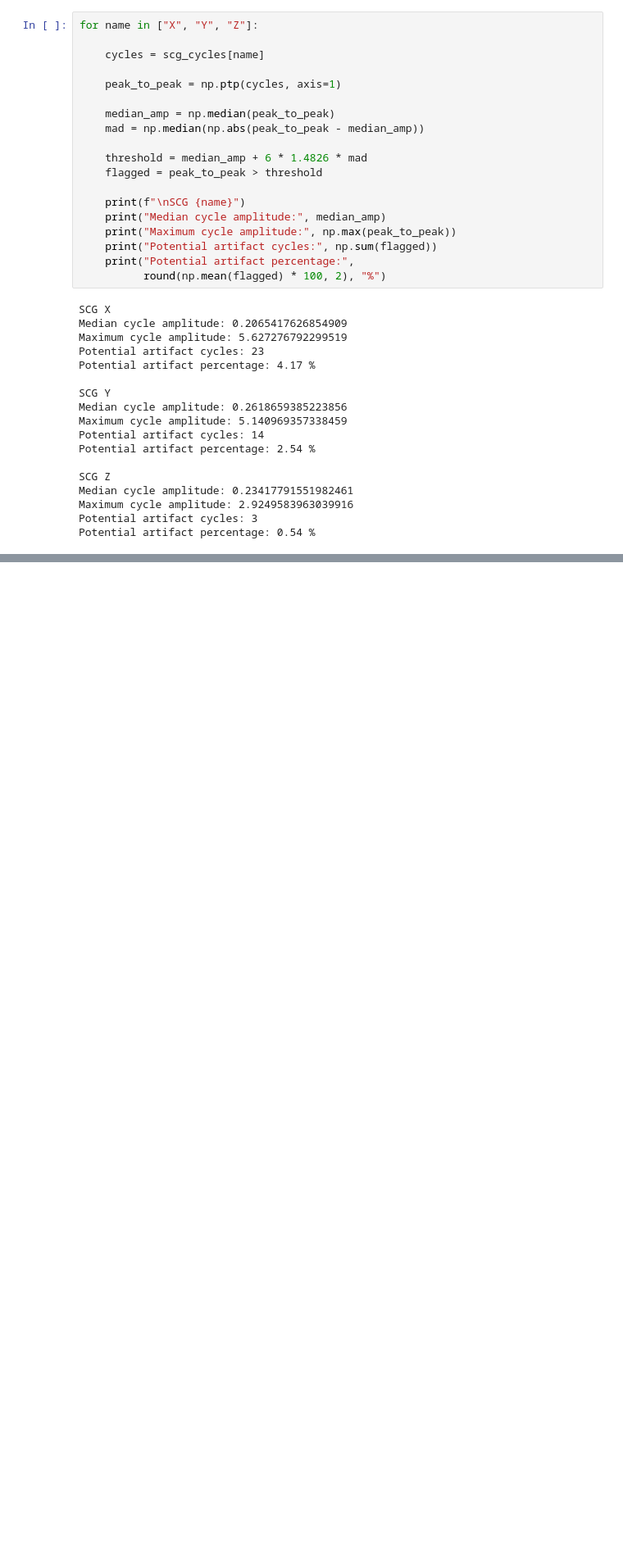
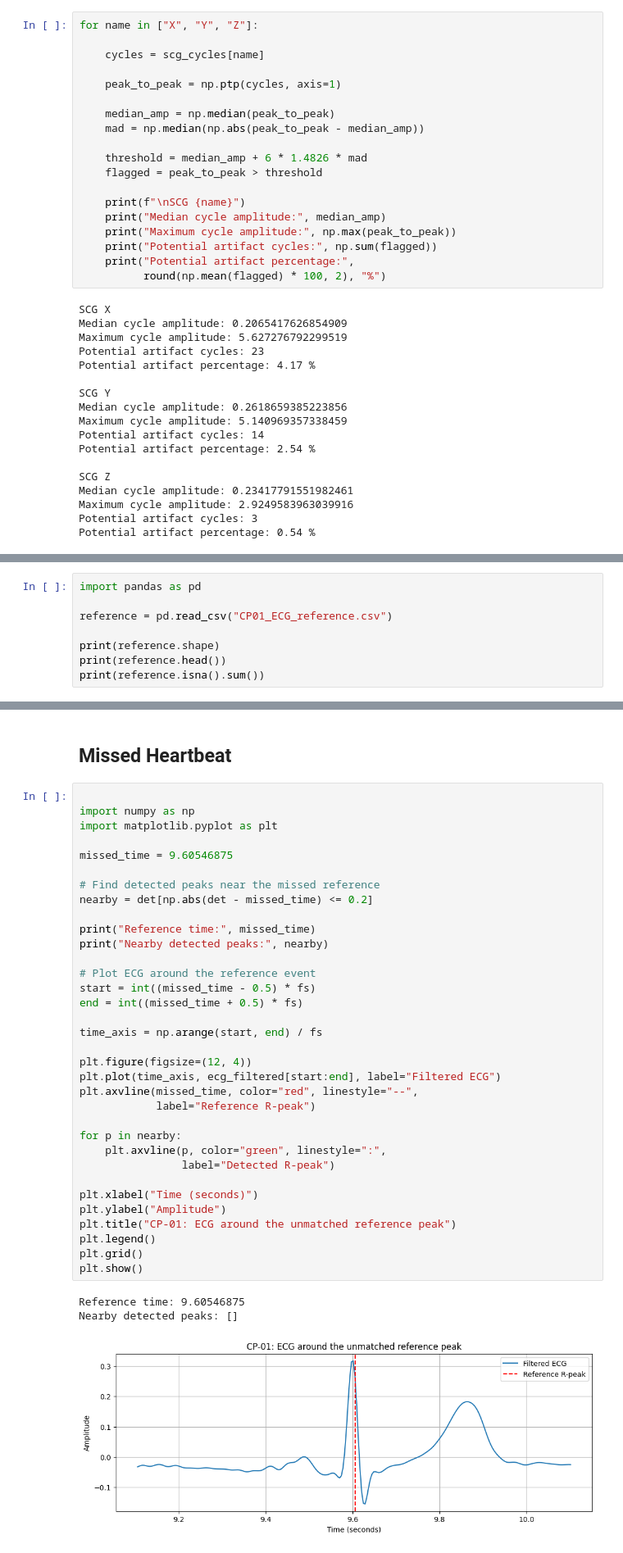
Before and after one commit to anishnath02/scg-classification, a Jupyter notebook: SCG_1.ipynb, the cells around one changed output, grey strips where cells are left out. Shown at 82% size. Saved outputs shown, nothing was run; the diff lists cells and outputs as text; blank space fills up the shorter version.

```diff
--- a/SCG_1.ipynb
+++ b/SCG_1.ipynb
@@ -639,0 +691,8 @@ Potential artifact percentage: 0.54 %
+# %%
+import pandas as pd
+
+reference = pd.read_csv("CP01_ECG_reference.csv")
+
+print(reference.shape)
+print(reference.head())
+print(reference.isna().sum())
@@ -639,0 +941,40 @@ Potential artifact percentage: 0.54 %
+# %% [markdown]
+## **Missed Heartbeat**
+# %%
+
+import numpy as np
+import matplotlib.pyplot as plt
+
+missed_time = 9.60546875
+
+# Find detected peaks near the missed reference
+nearby = det[np.abs(det - missed_time) <= 0.2]
+
+print("Reference time:", missed_time)
+print("Nearby detected peaks:", nearby)
+
+# Plot ECG around the reference event
+start = int((missed_time - 0.5) * fs)
+end = int((missed_time + 0.5) * fs)
+
+time_axis = np.arange(start, end) / fs
+
+plt.figure(figsize=(12, 4))
+plt.plot(time_axis, ecg_filtered[start:end], label="Filtered ECG")
+plt.axvline(missed_time, color="red", linestyle="--",
+            label="Reference R-peak")
+
+for p in nearby:
+    plt.axvline(p, color="green", linestyle=":",
+                label="Detected R-peak")
+
+plt.xlabel("Time (seconds)")
+plt.ylabel("Amplitude")
+plt.title("CP-01: ECG around the unmatched reference peak")
+plt.legend()
+plt.grid()
+plt.show()
+# %% [output]
+Reference time: 9.60546875
+Nearby detected peaks: []
+[figure, added]
```
Also changed, not shown: parts of 43 cells of this notebook.
